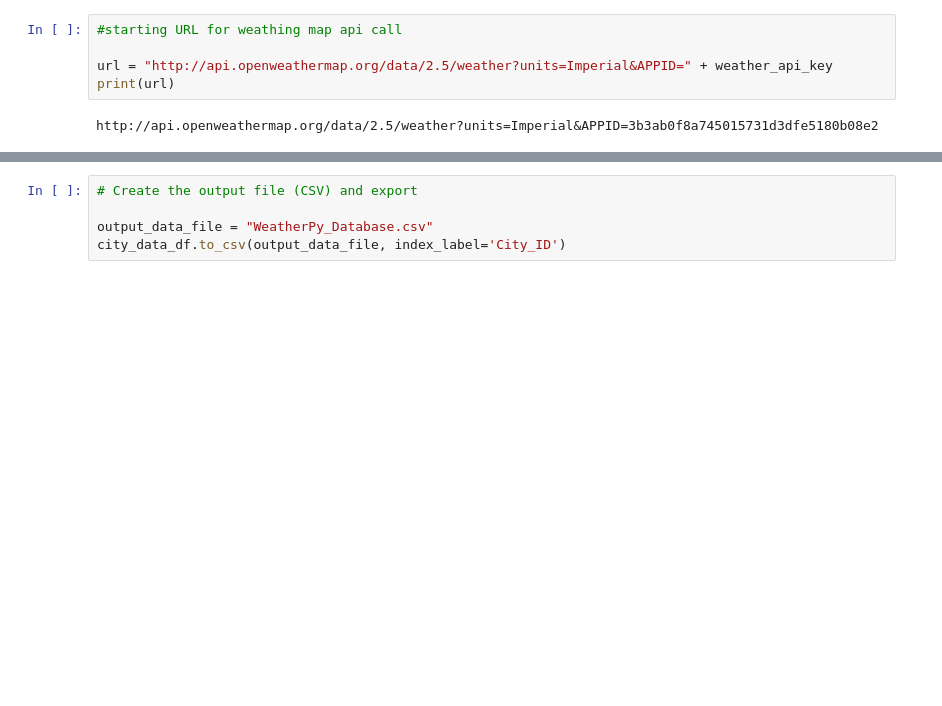
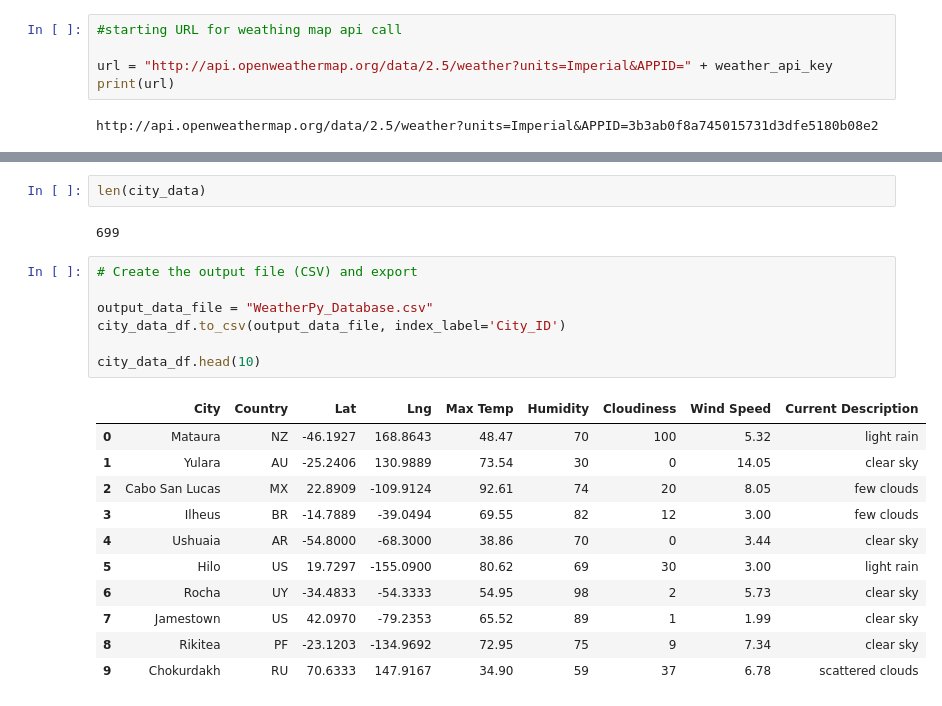
Before and after one commit to AValenti12/World_Weather_Analysis, a Jupyter notebook: weather_database/Weather_Database.ipynb, the cells around one changed output, grey strips where cells are left out. Cells and saved outputs as stored; diff of their text form; blank space fills up the shorter version.

```diff
--- a/weather_database/Weather_Database.ipynb
+++ b/weather_database/Weather_Database.ipynb
@@ -129,5 +124,23 @@ city_data_df.head(10)
+# %%
+len(city_data)
+# %% [output]
+699
 # %%
 # Create the output file (CSV) and export
 
 output_data_file = "WeatherPy_Database.csv"
 city_data_df.to_csv(output_data_file, index_label='City_ID')
+
+city_data_df.head(10)
+# %% [output]
+|  | City | Country | Lat | Lng | Max Temp | Humidity | Cloudiness | Wind Speed | Current Description |
+| 0 | Mataura | NZ | -46.1927 | 168.8643 | 48.47 | 70 | 100 | 5.32 | light rain |
+| 1 | Yulara | AU | -25.2406 | 130.9889 | 73.54 | 30 | 0 | 14.05 | clear sky |
+| 2 | Cabo San Lucas | MX | 22.8909 | -109.9124 | 92.61 | 74 | 20 | 8.05 | few clouds |
+| 3 | Ilheus | BR | -14.7889 | -39.0494 | 69.55 | 82 | 12 | 3.00 | few clouds |
+| 4 | Ushuaia | AR | -54.8000 | -68.3000 | 38.86 | 70 | 0 | 3.44 | clear sky |
+| 5 | Hilo | US | 19.7297 | -155.0900 | 80.62 | 69 | 30 | 3.00 | light rain |
+| 6 | Rocha | UY | -34.4833 | -54.3333 | 54.95 | 98 | 2 | 5.73 | clear sky |
+| 7 | Jamestown | US | 42.0970 | -79.2353 | 65.52 | 89 | 1 | 1.99 | clear sky |
+| 8 | Rikitea | PF | -23.1203 | -134.9692 | 72.95 | 75 | 9 | 7.34 | clear sky |
+| 9 | Chokurdakh | RU | 70.6333 | 147.9167 | 34.90 | 59 | 37 | 6.78 | scattered clouds |
```
Also changed, not shown: parts of 6 cells of this notebook, 19 other files.
